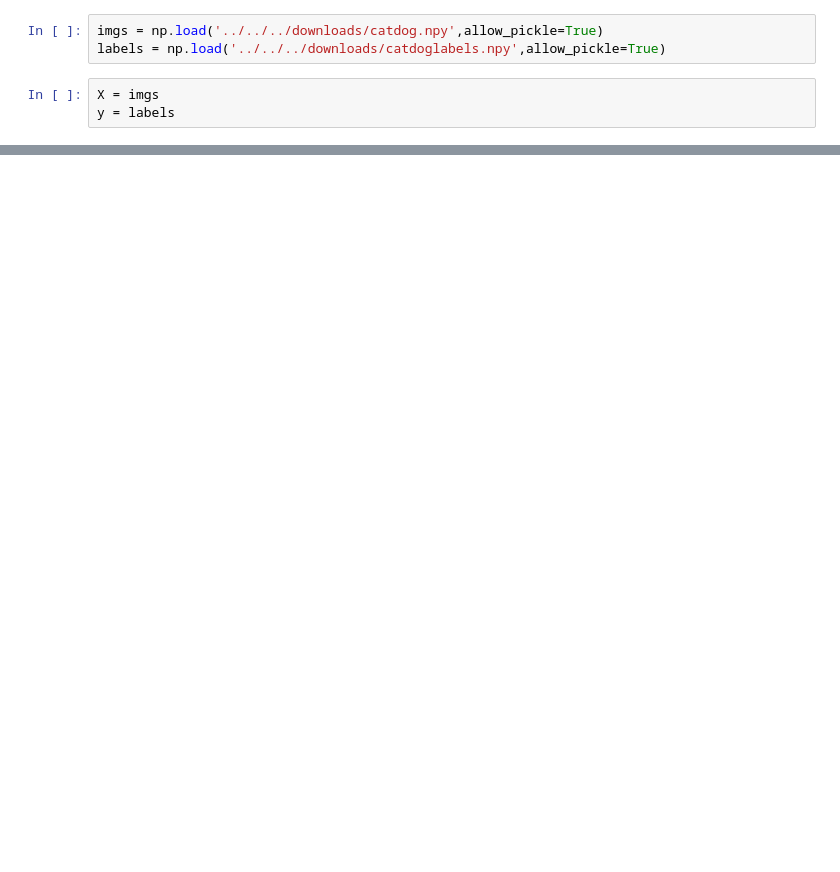
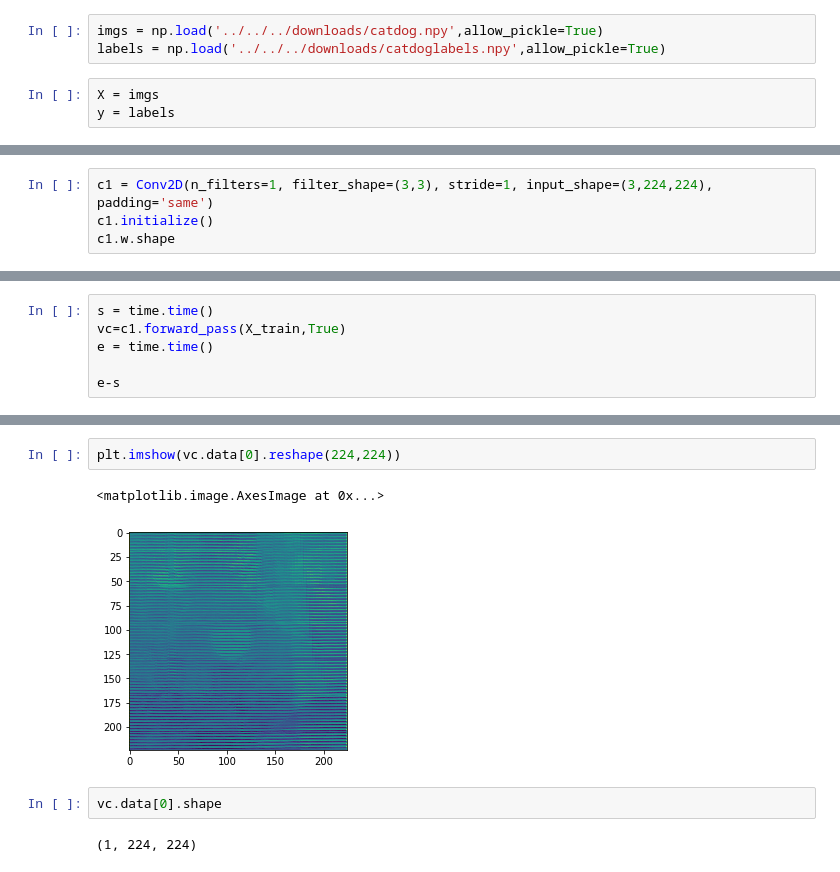
Before and after one commit to miguelmyers8/Metal, a Jupyter notebook: deprecated/examples/Untitled2.ipynb, the cells around one changed output, grey strips where cells are left out. Drawn from its saved outputs; the diff is of its cells as text; blank space fills up the shorter version.

```diff
--- a/deprecated/examples/Untitled2.ipynb
+++ b/deprecated/examples/Untitled2.ipynb
@@ -334,0 +238,4 @@ array([[0]])
+# %%
+c1 = Conv2D(n_filters=1, filter_shape=(3,3), stride=1, input_shape=(3,224,224), padding='same')
+c1.initialize()
+c1.w.shape
@@ -334,0 +246,6 @@ array([[0]])
+# %%
+s = time.time()
+vc=c1.forward_pass(X_train,True)
+e = time.time()
+
+e-s
@@ -334,0 +276,9 @@ array([[0]])
+# %%
+plt.imshow(vc.data[0].reshape(224,224))
+# %% [output]
+<matplotlib.image.AxesImage at 0x...>
+[figure, added]
+# %%
+vc.data[0].shape
+# %% [output]
+(1, 224, 224)
```
Also changed, not shown: parts of 115 cells of this notebook, 23 other files.
